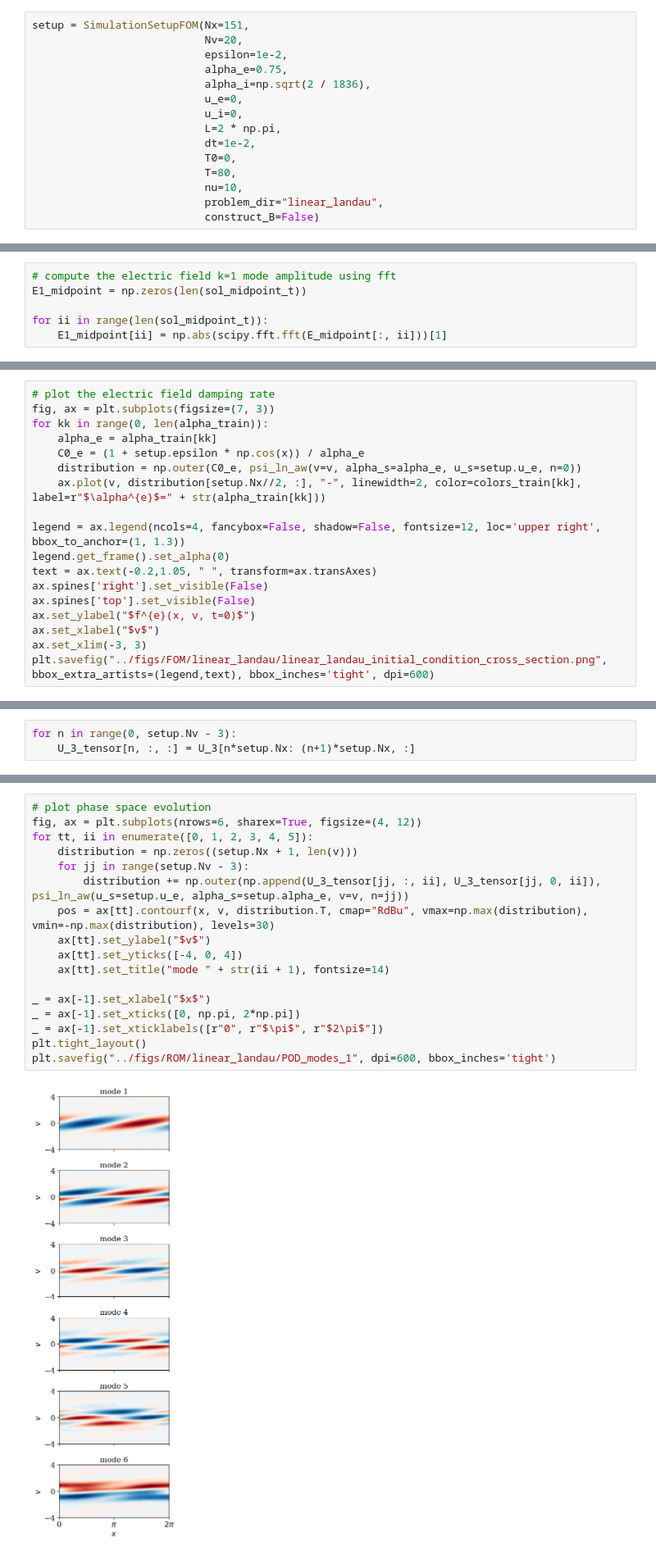
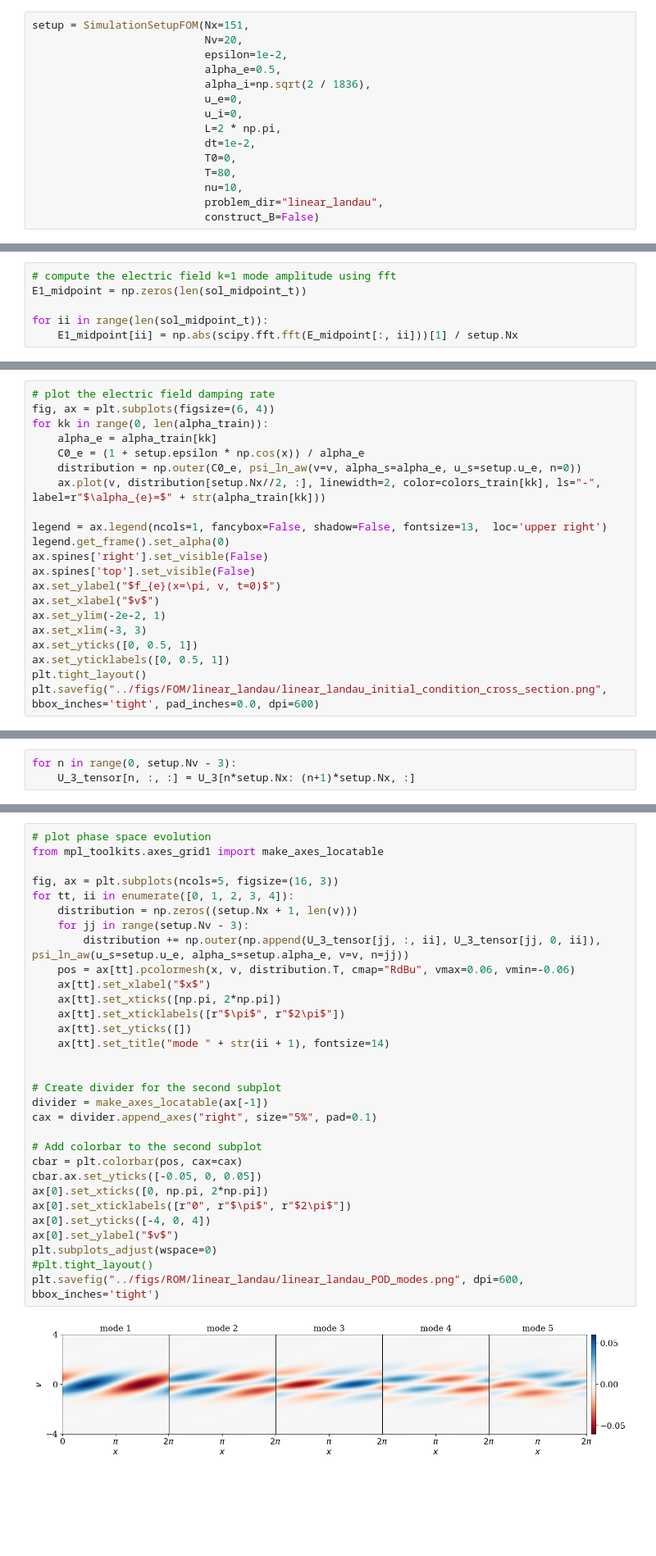
Before and after one commit to opaliss/HermiteFD-ROM, a Jupyter notebook: FOM/linear_landau_damping_FOM.ipynb, the cells around one changed output, grey strips where cells are left out. Shown at 82% size. Cells and saved outputs as stored; diff of their text form; blank space fills up the shorter version.

```diff
--- a/FOM/linear_landau_damping_FOM.ipynb
+++ b/FOM/linear_landau_damping_FOM.ipynb
@@ -24,7 +24,7 @@ matplotlib.rc('ytick', labelsize=14)
 setup = SimulationSetupFOM(Nx=151,
                            Nv=20,
                            epsilon=1e-2,
-                           alpha_e=0.75,
+                           alpha_e=0.5,
                            alpha_i=np.sqrt(2 / 1836),
                            u_e=0,
                            u_i=0,
@@ -128,7 +128,7 @@ _ = ax.set_ylabel("$t$")
 E1_midpoint = np.zeros(len(sol_midpoint_t))
 
 for ii in range(len(sol_midpoint_t)):
-    E1_midpoint[ii] = np.abs(scipy.fft.fft(E_midpoint[:, ii]))[1]
+    E1_midpoint[ii] = np.abs(scipy.fft.fft(E_midpoint[:, ii]))[1] / setup.Nx
 # %%
 # plot the electric field damping rate
 fig, ax = plt.subplots(figsize=(7, 3))
@@ -307,19 +308,22 @@ plt.savefig("../figs/FOM/linear_landau/linear_landau_electric_field_FOM_train.pn
 # %%
 # plot the electric field damping rate
-fig, ax = plt.subplots(figsize=(7, 3))
+fig, ax = plt.subplots(figsize=(6, 4))
 for kk in range(0, len(alpha_train)):
     alpha_e = alpha_train[kk]
     C0_e = (1 + setup.epsilon * np.cos(x)) / alpha_e
     distribution = np.outer(C0_e, psi_ln_aw(v=v, alpha_s=alpha_e, u_s=setup.u_e, n=0))
-    ax.plot(v, distribution[setup.Nx//2, :], "-", linewidth=2, color=colors_train[kk], label=r"$\alpha^{e}$=" + str(alpha_train[kk]))
+    ax.plot(v, distribution[setup.Nx//2, :], linewidth=2, color=colors_train[kk], ls="-", label=r"$\alpha_{e}=$" + str(alpha_train[kk]))
 
-legend = ax.legend(ncols=4, fancybox=False, shadow=False, fontsize=12, loc='upper right', bbox_to_anchor=(1, 1.3))
+legend = ax.legend(ncols=1, fancybox=False, shadow=False, fontsize=13,  loc='upper right')
 legend.get_frame().set_alpha(0)
-text = ax.text(-0.2,1.05, " ", transform=ax.transAxes)
 ax.spines['right'].set_visible(False)
 ax.spines['top'].set_visible(False)
-ax.set_ylabel("$f^{e}(x, v, t=0)$")
+ax.set_ylabel("$f_{e}(x=\pi, v, t=0)$")
 ax.set_xlabel("$v$")
+ax.set_ylim(-2e-2, 1)
 ax.set_xlim(-3, 3)
-plt.savefig("../figs/FOM/linear_landau/linear_landau_initial_condition_cross_section.png", bbox_extra_artists=(legend,text), bbox_inches='tight', dpi=600)
+ax.set_yticks([0, 0.5, 1])
+ax.set_yticklabels([0, 0.5, 1])
+plt.tight_layout()
+plt.savefig("../figs/FOM/linear_landau/linear_landau_initial_condition_cross_section.png", bbox_inches='tight', pad_inches=0.0, dpi=600)
 # %% [output]
@@ -405,19 +426,33 @@ for n in range(0, setup.Nv - 3):
 # %%
 # plot phase space evolution
-fig, ax = plt.subplots(nrows=6, sharex=True, figsize=(4, 12))
-for tt, ii in enumerate([0, 1, 2, 3, 4, 5]):
+from mpl_toolkits.axes_grid1 import make_axes_locatable
+
+fig, ax = plt.subplots(ncols=5, figsize=(16, 3))
+for tt, ii in enumerate([0, 1, 2, 3, 4]):
     distribution = np.zeros((setup.Nx + 1, len(v)))
     for jj in range(setup.Nv - 3):
         distribution += np.outer(np.append(U_3_tensor[jj, :, ii], U_3_tensor[jj, 0, ii]), psi_ln_aw(u_s=setup.u_e, alpha_s=setup.alpha_e, v=v, n=jj))
-    pos = ax[tt].contourf(x, v, distribution.T, cmap="RdBu", vmax=np.max(distribution), vmin=-np.max(distribution), levels=30)
-    ax[tt].set_ylabel("$v$")
-    ax[tt].set_yticks([-4, 0, 4])
+    pos = ax[tt].pcolormesh(x, v, distribution.T, cmap="RdBu", vmax=0.06, vmin=-0.06)
+    ax[tt].set_xlabel("$x$")
+    ax[tt].set_xticks([np.pi, 2*np.pi])
+    ax[tt].set_xticklabels([r"$\pi$", r"$2\pi$"])
+    ax[tt].set_yticks([])
     ax[tt].set_title("mode " + str(ii + 1), fontsize=14)
 
-_ = ax[-1].set_xlabel("$x$")
-_ = ax[-1].set_xticks([0, np.pi, 2*np.pi])
-_ = ax[-1].set_xticklabels([r"0", r"$\pi$", r"$2\pi$"])
-plt.tight_layout()
-plt.savefig("../figs/ROM/linear_landau/POD_modes_1", dpi=600, bbox_inches='tight')
+
+# Create divider for the second subplot
+divider = make_axes_locatable(ax[-1])
+cax = divider.append_axes("right", size="5%", pad=0.1)
+
+# Add colorbar to the second subplot
+cbar = plt.colorbar(pos, cax=cax)
+cbar.ax.set_yticks([-0.05, 0, 0.05])
+ax[0].set_xticks([0, np.pi, 2*np.pi])
+ax[0].set_xticklabels([r"0", r"$\pi$", r"$2\pi$"])
+ax[0].set_yticks([-4, 0, 4])
+ax[0].set_ylabel("$v$")
+plt.subplots_adjust(wspace=0)
+#plt.tight_layout()
+plt.savefig("../figs/ROM/linear_landau/linear_landau_POD_modes.png", dpi=600, bbox_inches='tight')
 # %% [output]
-[figure, old version]
+[figure, new version]
```
Also changed, not shown: parts of 23 cells of this notebook, 11 other files.
